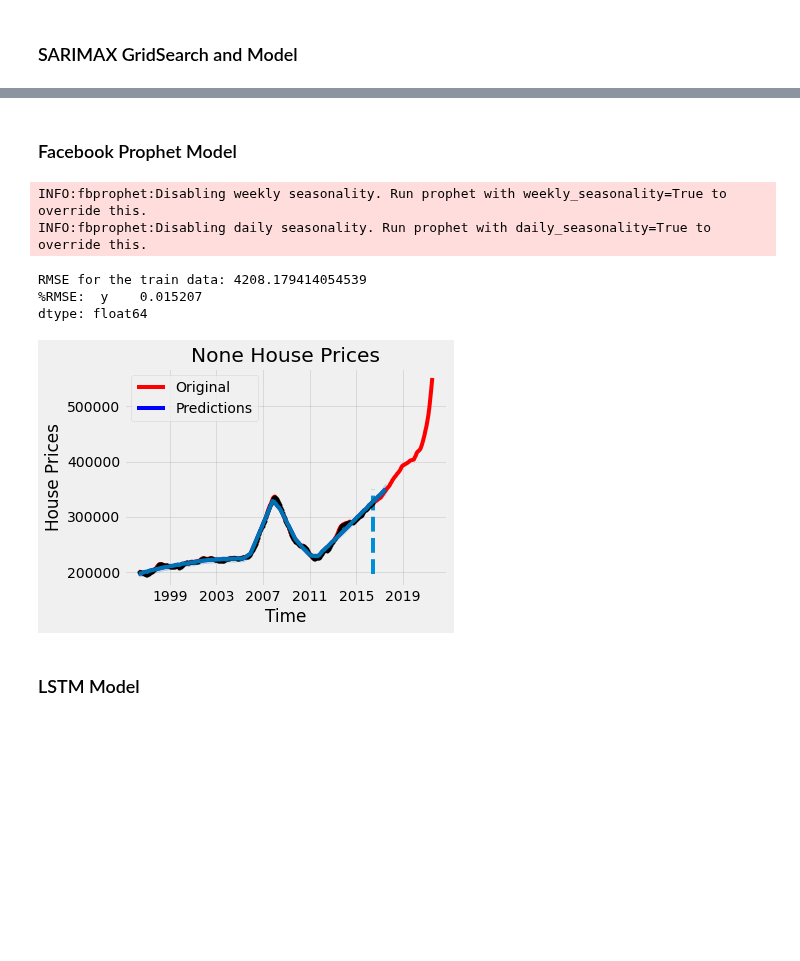
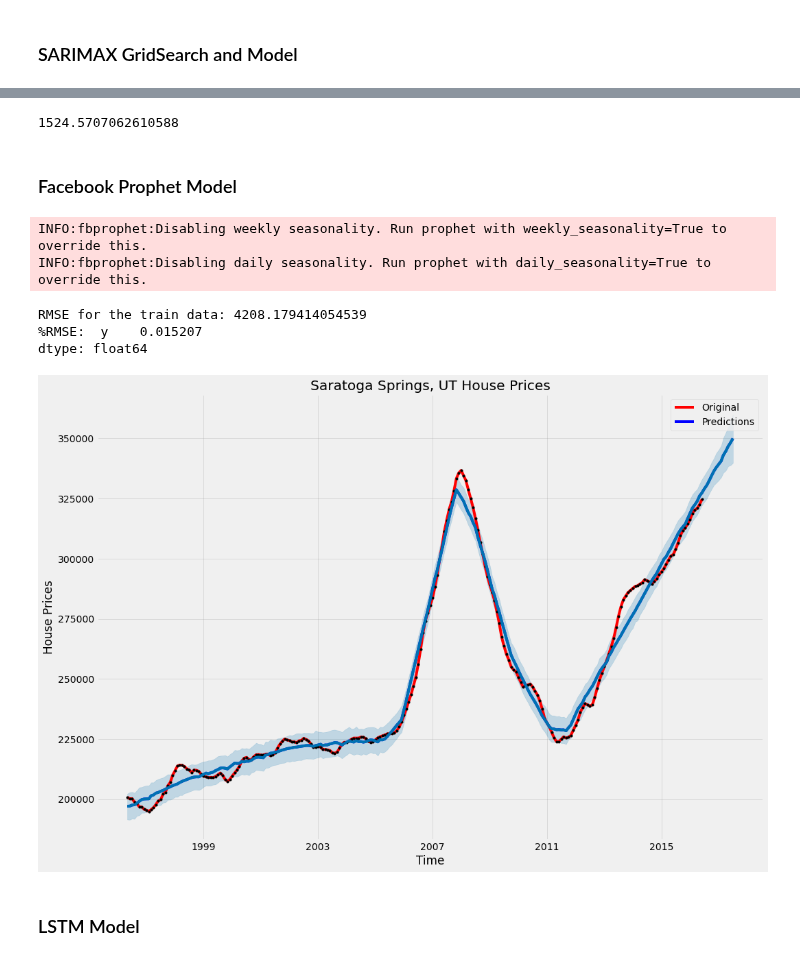
Before and after one commit to fivearm/Phase_4_Project, a Jupyter notebook: Saratoga Springs_UT_84045.ipynb, the cells around one changed output, grey strips where cells are left out. Drawn from its saved outputs; the diff is of its cells as text; code cells hidden in the pictures; blank space fills up the shorter version.

Commit message:
more modeling

```diff
--- a/Saratoga Springs_UT_84045.ipynb
+++ b/Saratoga Springs_UT_84045.ipynb
@@ -149,17 +250,25 @@ OK, SARIMAX models will not be run.
+# %%
+sarimax_model2 = SARIMAX(train, order=(1,0,1), seasonal_order=(1,0,0,12),
+                       enforce_stationarity=False, enforce_invertability=False).fit()
+yhat_train = sarimax_model2.predict(type='levels')
+RMSE = np.sqrt(mean_squared_error(train[1:], yhat_train[1:]))
+RMSE
+# %% [output]
+1524.5707062610588
 # %% [markdown]
 ### Facebook Prophet Model
 # %%
 Saratoga_proph = Saratoga.reset_index()
 Saratoga_proph = Saratoga_proph.rename(columns={'time':'ds', 'value':'y'})
 # %%
-fbprophet_func(Saratoga_proph)
+fbprophet_func(Saratoga_proph, city='Saratoga Springs, UT')
 # %% [output]
 INFO:fbprophet:Disabling weekly seasonality. Run prophet with weekly_seasonality=True to override this.
 INFO:fbprophet:Disabling daily seasonality. Run prophet with daily_seasonality=True to override this.
 RMSE for the train data: 4208.179414054539
 %RMSE:  y    0.015207
 dtype: float64
-[figure, old version]
+[figure, new version]
 # %% [markdown]
 ### LSTM Model
 # %%
```
Also changed, not shown: parts of 28 cells of this notebook, 2 other files.
